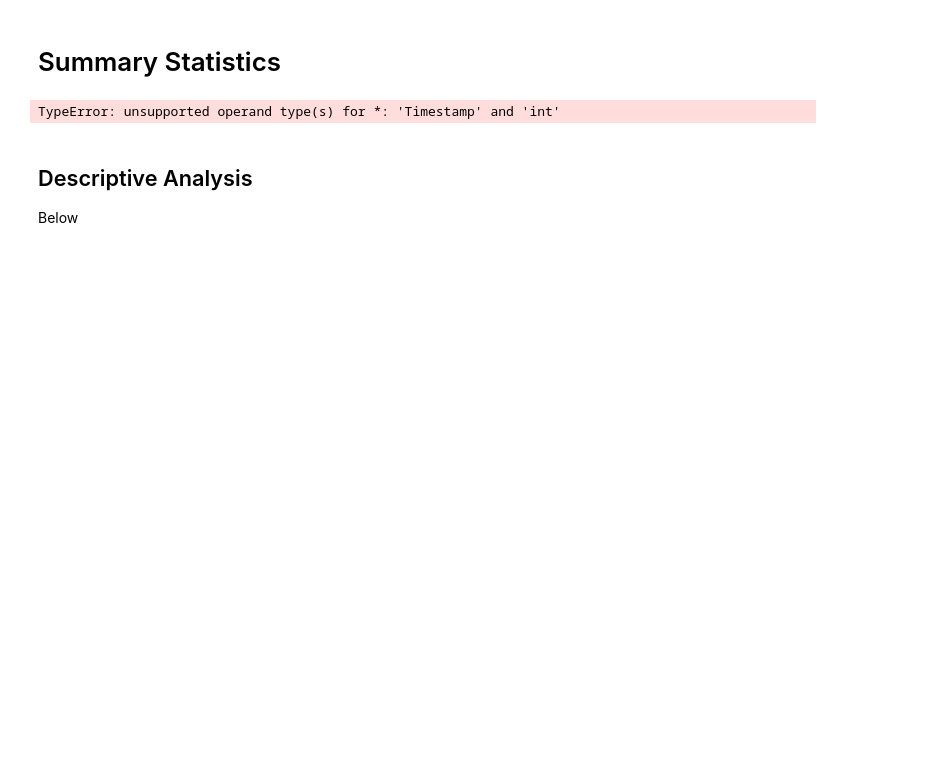
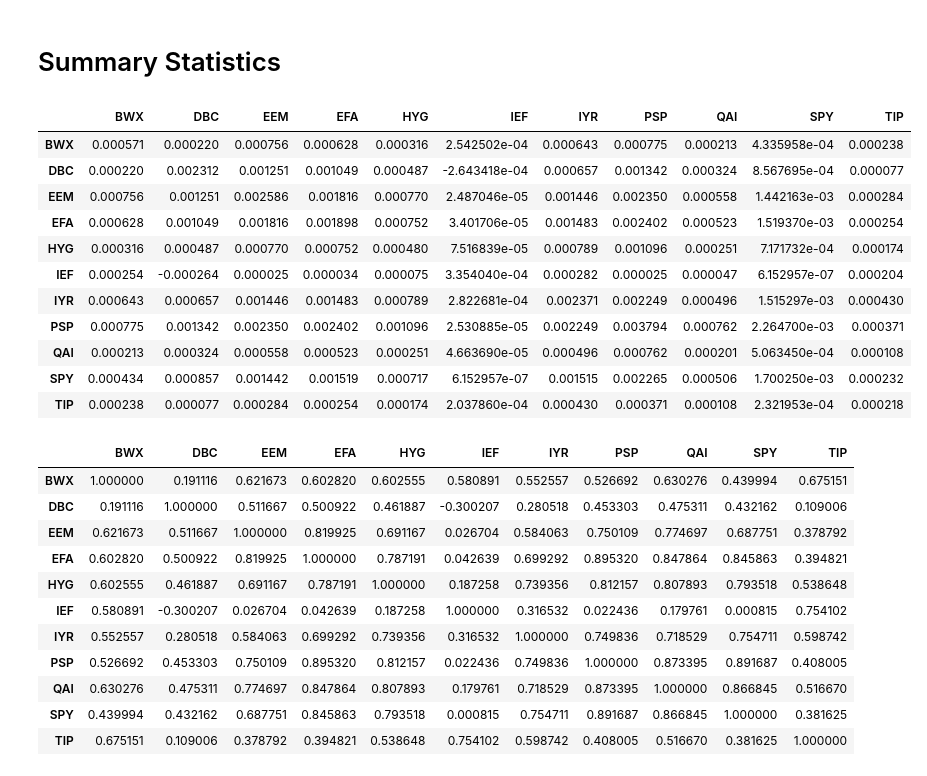
Before and after one commit to mmiah00/FINM-36700-HW-1, a Jupyter notebook: HW1.ipynb, the cells around one changed output. Cells and saved outputs as stored; diff of their text form; code cells hidden in the pictures; blank space fills up the shorter version.

```diff
--- a/HW1.ipynb
+++ b/HW1.ipynb
@@ -51,32 +51,2 @@ Mounted at /content/drive
 # %% [markdown]
 # Summary Statistics
-# %%
-##Summary statistics
-
-'''
-Calculate and display the mean and volatility of each asset’s excess return. (Recall we use volatility to refer to standard deviation.)
-
-Which assets have the best and worst Sharpe ratios? Recall that the Sharpe Ratio is simply the ratio of the mean-to-volatility of excess returns: $
-
-$
-
-Be sure to annualize all three statss (mean, vol, Sharpe).
-
-mean is scaled by 12
-
-vol is scaled by sqrt(12)
-
-Sharpe is scaled by sqrt(12)
-'''
-
-means = prices.mean()
-vols = prices.std()
-sharpe = means/vols
-
-means.head(5)
-# %% [output]
-TypeError: unsupported operand type(s) for *: 'Timestamp' and 'int'
-# %% [markdown]
-## Descriptive Analysis
-
-Below
@@ -82,0 +57,32 @@ Below
+# %%
+excess_return_1 = excess_return.drop(columns=['Date'])
+covariance_matrix = excess_return_1.cov()
+display(covariance_matrix)
+
+correlation_matrix = excess_return_1.corr()
+display(correlation_matrix)
+# %% [output]
+|  | BWX | DBC | EEM | EFA | HYG | IEF | IYR | PSP | QAI | SPY | TIP |
+| BWX | 0.000571 | 0.000220 | 0.000756 | 0.000628 | 0.000316 | 2.542502e-04 | 0.000643 | 0.000775 | 0.000213 | 4.335958e-04 | 0.000238 |
+| DBC | 0.000220 | 0.002312 | 0.001251 | 0.001049 | 0.000487 | -2.643418e-04 | 0.000657 | 0.001342 | 0.000324 | 8.567695e-04 | 0.000077 |
+| EEM | 0.000756 | 0.001251 | 0.002586 | 0.001816 | 0.000770 | 2.487046e-05 | 0.001446 | 0.002350 | 0.000558 | 1.442163e-03 | 0.000284 |
+| EFA | 0.000628 | 0.001049 | 0.001816 | 0.001898 | 0.000752 | 3.401706e-05 | 0.001483 | 0.002402 | 0.000523 | 1.519370e-03 | 0.000254 |
+| HYG | 0.000316 | 0.000487 | 0.000770 | 0.000752 | 0.000480 | 7.516839e-05 | 0.000789 | 0.001096 | 0.000251 | 7.171732e-04 | 0.000174 |
+| IEF | 0.000254 | -0.000264 | 0.000025 | 0.000034 | 0.000075 | 3.354040e-04 | 0.000282 | 0.000025 | 0.000047 | 6.152957e-07 | 0.000204 |
+| IYR | 0.000643 | 0.000657 | 0.001446 | 0.001483 | 0.000789 | 2.822681e-04 | 0.002371 | 0.002249 | 0.000496 | 1.515297e-03 | 0.000430 |
+| PSP | 0.000775 | 0.001342 | 0.002350 | 0.002402 | 0.001096 | 2.530885e-05 | 0.002249 | 0.003794 | 0.000762 | 2.264700e-03 | 0.000371 |
+| QAI | 0.000213 | 0.000324 | 0.000558 | 0.000523 | 0.000251 | 4.663690e-05 | 0.000496 | 0.000762 | 0.000201 | 5.063450e-04 | 0.000108 |
+| SPY | 0.000434 | 0.000857 | 0.001442 | 0.001519 | 0.000717 | 6.152957e-07 | 0.001515 | 0.002265 | 0.000506 | 1.700250e-03 | 0.000232 |
+| TIP | 0.000238 | 0.000077 | 0.000284 | 0.000254 | 0.000174 | 2.037860e-04 | 0.000430 | 0.000371 | 0.000108 | 2.321953e-04 | 0.000218 |
+|  | BWX | DBC | EEM | EFA | HYG | IEF | IYR | PSP | QAI | SPY | TIP |
+| BWX | 1.000000 | 0.191116 | 0.621673 | 0.602820 | 0.602555 | 0.580891 | 0.552557 | 0.526692 | 0.630276 | 0.439994 | 0.675151 |
+| DBC | 0.191116 | 1.000000 | 0.511667 | 0.500922 | 0.461887 | -0.300207 | 0.280518 | 0.453303 | 0.475311 | 0.432162 | 0.109006 |
+| EEM | 0.621673 | 0.511667 | 1.000000 | 0.819925 | 0.691167 | 0.026704 | 0.584063 | 0.750109 | 0.774697 | 0.687751 | 0.378792 |
+| EFA | 0.602820 | 0.500922 | 0.819925 | 1.000000 | 0.787191 | 0.042639 | 0.699292 | 0.895320 | 0.847864 | 0.845863 | 0.394821 |
+| HYG | 0.602555 | 0.461887 | 0.691167 | 0.787191 | 1.000000 | 0.187258 | 0.739356 | 0.812157 | 0.807893 | 0.793518 | 0.538648 |
+| IEF | 0.580891 | -0.300207 | 0.026704 | 0.042639 | 0.187258 | 1.000000 | 0.316532 | 0.022436 | 0.179761 | 0.000815 | 0.754102 |
+| IYR | 0.552557 | 0.280518 | 0.584063 | 0.699292 | 0.739356 | 0.316532 | 1.000000 | 0.749836 | 0.718529 | 0.754711 | 0.598742 |
+| PSP | 0.526692 | 0.453303 | 0.750109 | 0.895320 | 0.812157 | 0.022436 | 0.749836 | 1.000000 | 0.873395 | 0.891687 | 0.408005 |
+| QAI | 0.630276 | 0.475311 | 0.774697 | 0.847864 | 0.807893 | 0.179761 | 0.718529 | 0.873395 | 1.000000 | 0.866845 | 0.516670 |
+| SPY | 0.439994 | 0.432162 | 0.687751 | 0.845863 | 0.793518 | 0.000815 | 0.754711 | 0.891687 | 0.866845 | 1.000000 | 0.381625 |
+| TIP | 0.675151 | 0.109006 | 0.378792 | 0.394821 | 0.538648 | 0.754102 | 0.598742 | 0.408005 | 0.516670 | 0.381625 | 1.000000 |
```
Also changed, not shown: parts of 7 cells of this notebook.
